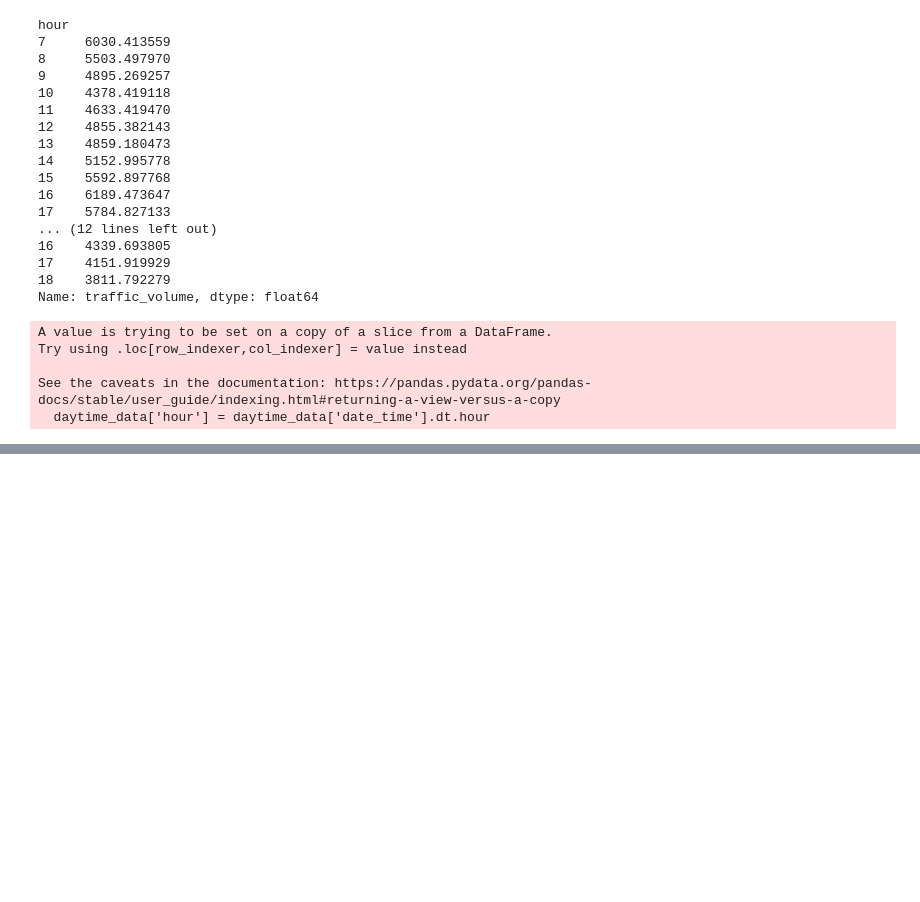
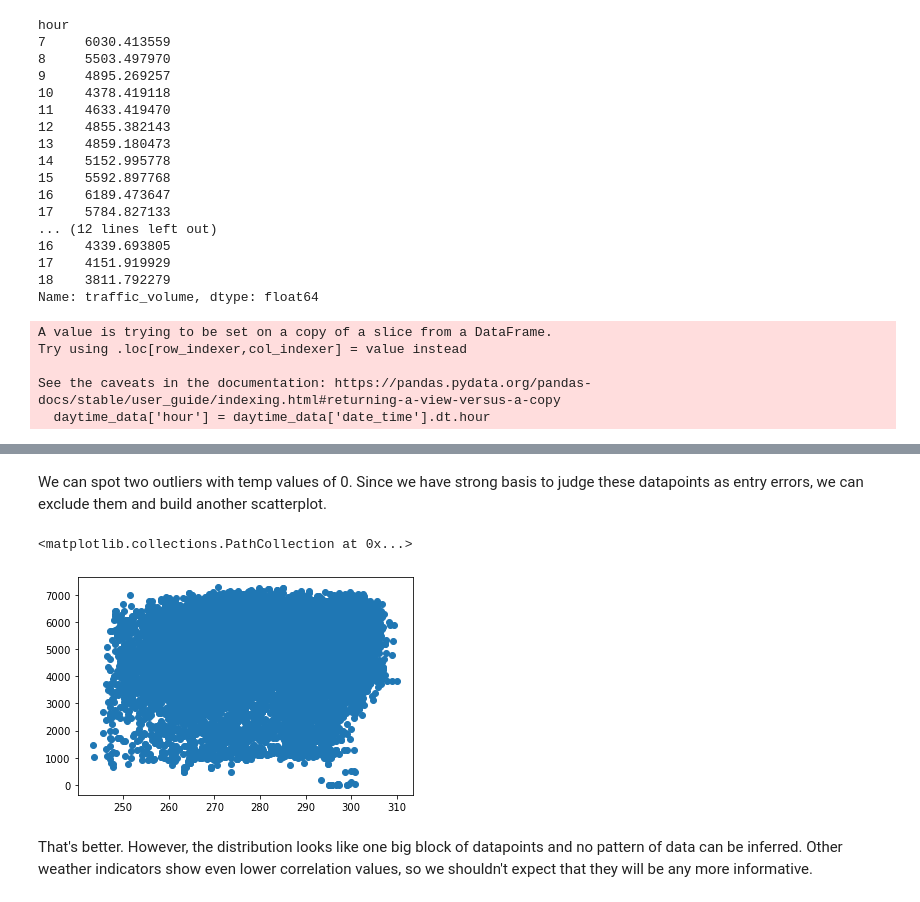
Before and after one commit to marwincarmo/dataquest-projects, a Jupyter notebook: heavy_traffic.ipynb, the cells around one changed output, grey strips where cells are left out. Cells and saved outputs as stored; diff of their text form; code cells hidden in the pictures; blank space fills up the shorter version.

```diff
--- a/heavy_traffic.ipynb
+++ b/heavy_traffic.ipynb
@@ -259,0 +285,9 @@ On weekends the pattern of tra
+# %% [markdown]
+We can spot two outliers with temp values of 0. Since we have strong basis to judge these datapoints as entry errors, we can exclude them and build another scatterplot.
+# %%
+plt.scatter(daytime_data[daytime_data['temp'] > 0]['temp'], daytime_data[daytime_data['temp'] > 0]['traffic_volume'])
+# %% [output]
+<matplotlib.collections.PathCollection at 0x...>
+[figure, added]
+# %% [markdown]
+That's better. However, the distribution looks like one big block of datapoints and no pattern of data can be inferred. Other weather indicators show even lower correlation values, so we shouldn't expect that they will be any more informative.
```
Also changed, not shown: parts of 15 cells of this notebook.
